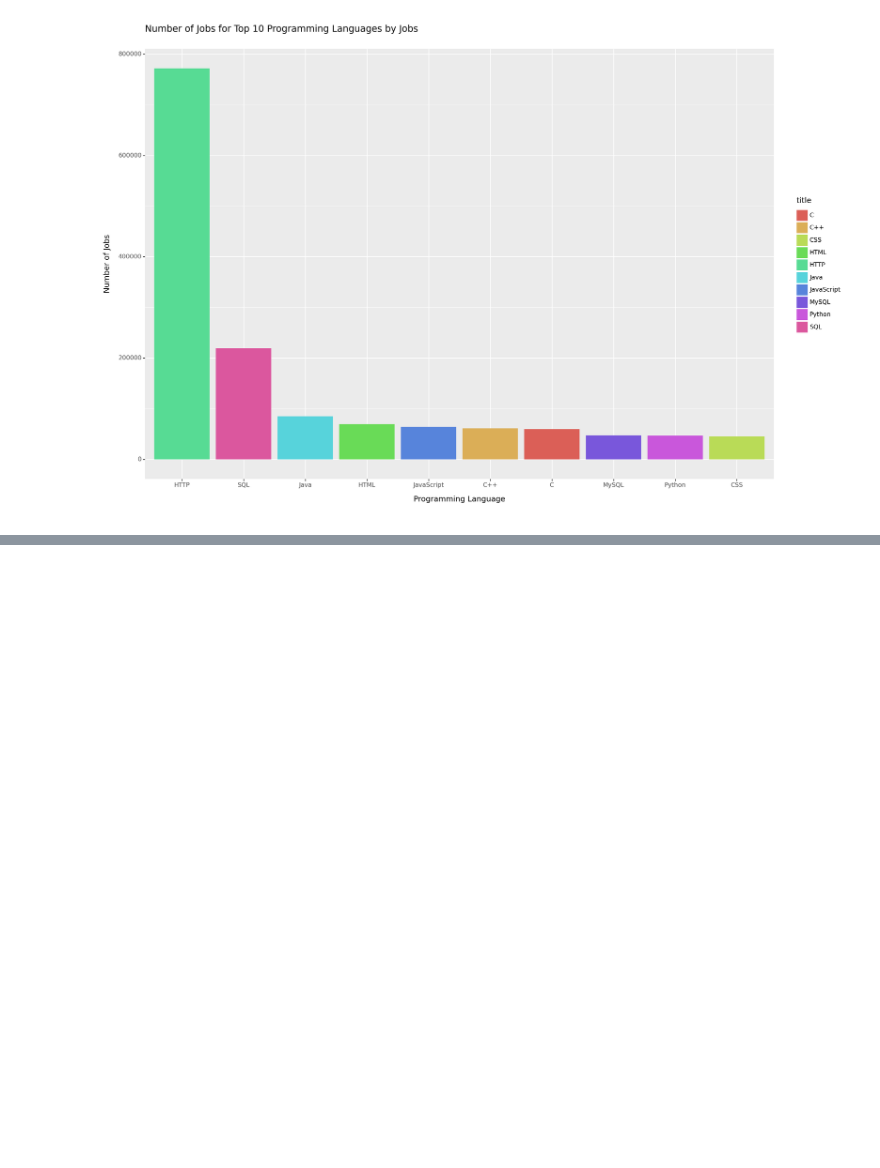
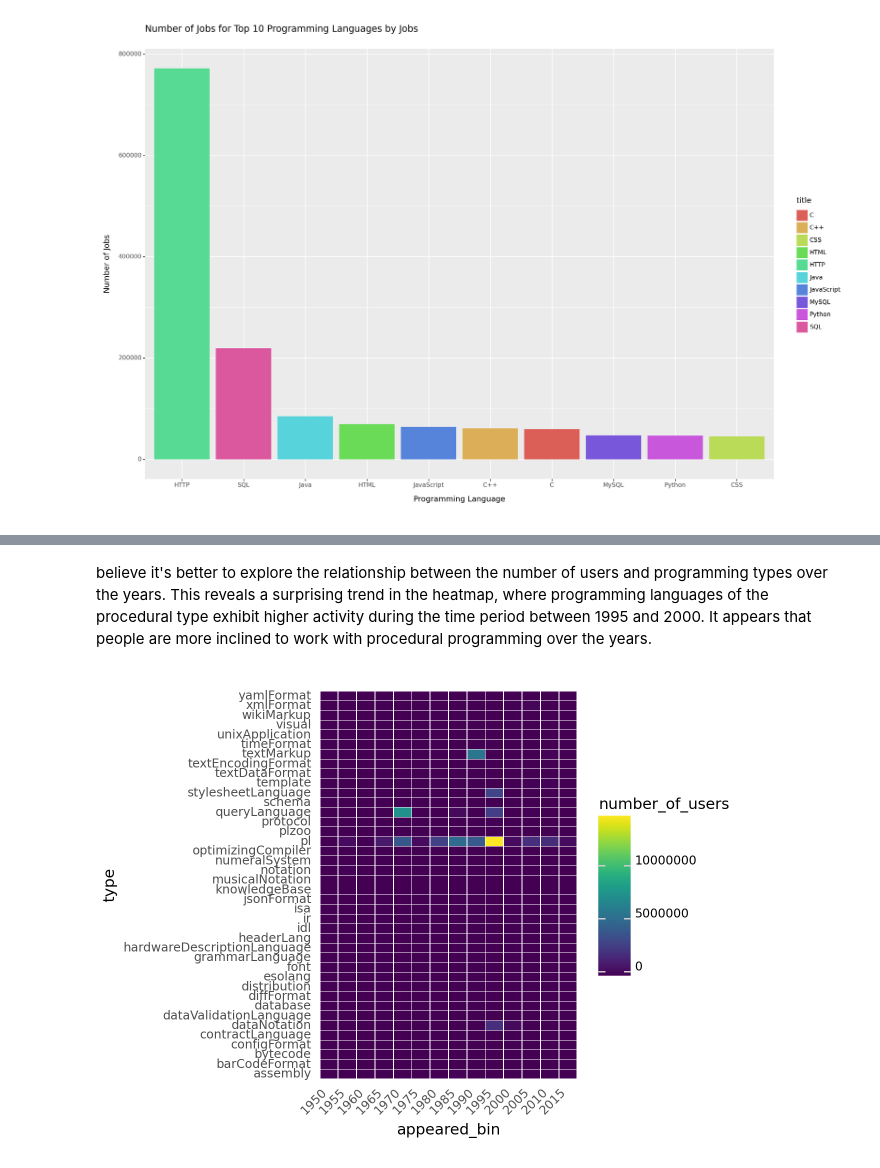
Before and after one commit to madhumsc/TidyTuesday, a Jupyter notebook: final/final.ipynb, the cells around one changed output, grey strips where cells are left out. Drawn from its saved outputs; the diff is of its cells as text; code cells hidden in the pictures; blank space fills up the shorter version.

```diff
--- a/final/final.ipynb
+++ b/final/final.ipynb
@@ -69,0 +100,33 @@ print(plot)
+# %% [markdown]
+ believe it's better to explore the relationship between the number of users and programming types over the years. This reveals a surprising trend in the heatmap, where programming languages of the procedural type exhibit higher activity during the time period between 1995 and 2000. It appears that people are more inclined to work with procedural programming over the years.
+# %%
+heatmap_df = pd.read_csv(url)
+
+# Convert 'number_of_users' to numeric (if it's not already)
+heatmap_df['number_of_users'] = pd.to_numeric(heatmap_df['number_of_users'], errors='coerce')
+
+# Bin the 'appeared' column by 5 years
+heatmap_df['appeared_bin'] = pd.cut(heatmap_df['appeared'], bins=range(1950, 2025, 5), right=False, labels=range(1950, 2020, 5))
+
+# Aggregate 'number_of_users' within each bin
+heatmap_df_agg = heatmap_df.groupby(['appeared_bin', 'type'], as_index=False)['number_of_users'].sum()
+
+# Convert 'appeared_bin' to string type and fill NaN values with a placeholder
+heatmap_df_agg['appeared_bin'] = heatmap_df_agg['appeared_bin'].astype(str).fillna('NaN')
+
+# Create the annotated heatmap
+annotated_heatmap = (
+    ggplot(heatmap_df_agg, aes(x='appeared_bin', y='type', fill='number_of_users')) +
+    geom_tile(aes(width=0.95, height=0.95)) +
+    theme(
+        axis_ticks=element_blank(),
+        panel_background=element_rect(fill='white'),
+        axis_text_x=element_text(angle=45, hjust=1),  # Adjust the angle as needed
+
+    )
+)
+
+# Show plot
+print(annotated_heatmap)
+# %% [output]
+[figure, added]
```
Also changed, not shown: parts of 7 cells of this notebook.
